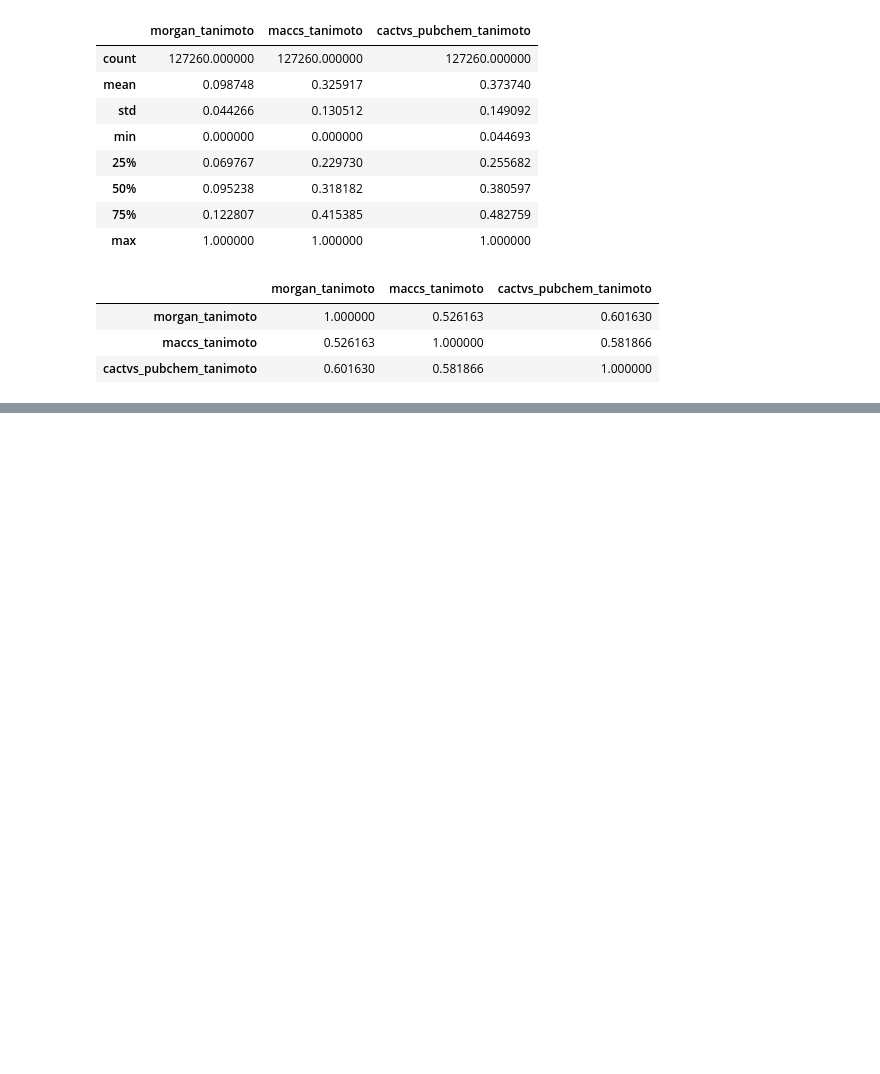
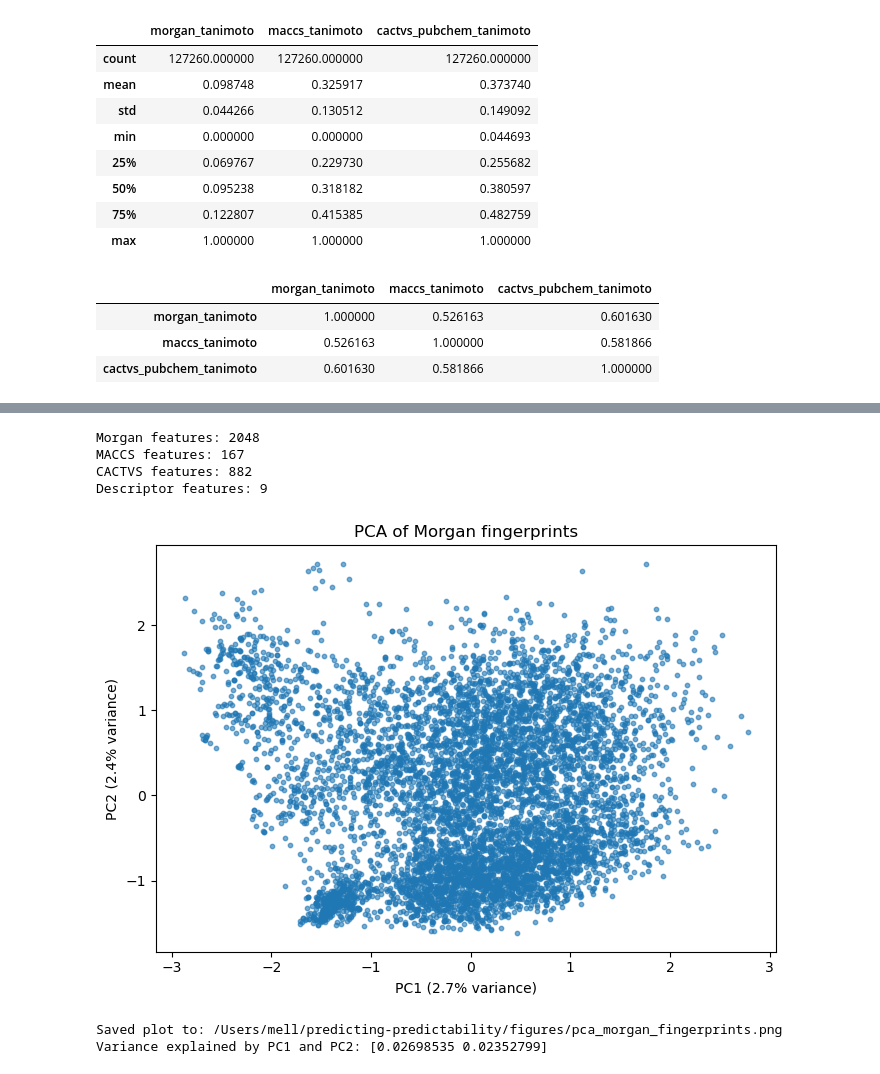
Before and after one commit to mell508-gif/predicting-predictability, a Jupyter notebook: notebooks/objective_2_rdkit_fingerprints.ipynb, the cells around one changed output, grey strips where cells are left out. Cells and saved outputs as stored; diff of their text form; code cells hidden in the pictures; blank space fills up the shorter version.

Commit message:
Add PCA visualizations for molecular representations

```diff
--- a/notebooks/objective_2_rdkit_fingerprints.ipynb
+++ b/notebooks/objective_2_rdkit_fingerprints.ipynb
@@ -937,0 +969,26 @@ Pairwise table: (127260, 7)
+# %%
+morgan_cols = [col for col in morgan_df.columns if col.startswith("morgan_")]
+maccs_cols = [col for col in maccs_df.columns if col.startswith("maccs_")]
+cactvs_cols = [col for col in cactvs_df.columns if col.startswith("cactvs_")]
+
+descriptor_cols = [
+    "molecular_weight",
+    "logP",
+    "TPSA",
+    "h_bond_donors",
+    "h_bond_acceptors",
+    "rotatable_bonds",
+    "aromatic_rings",
+    "heavy_atoms",
+    "formal_charge"
+]
+
+print("Morgan features:", len(morgan_cols))
+print("MACCS features:", len(maccs_cols))
+print("CACTVS features:", len(cactvs_cols))
+print("Descriptor features:", len(descriptor_cols))
+# %% [output]
+Morgan features: 2048
+MACCS features: 167
+CACTVS features: 882
+Descriptor features: 9
@@ -937,0 +1040,12 @@ Pairwise table: (127260, 7)
+# %%
+morgan_pca_df = make_pca_plot(
+    df=morgan_df,
+    feature_cols=morgan_cols,
+    representation_name="Morgan fingerprints",
+    output_filename="pca_morgan_fingerprints.png",
+    scale_features=False
+)
+# %% [output]
+[figure, added]
+Saved plot to: /Users/mell/predicting-predictability/figures/pca_morgan_fingerprints.png
+Variance explained by PC1 and PC2: [0.02698535 0.02352799]
```
Also changed, not shown: parts of 15 cells of this notebook, 8 other files.
